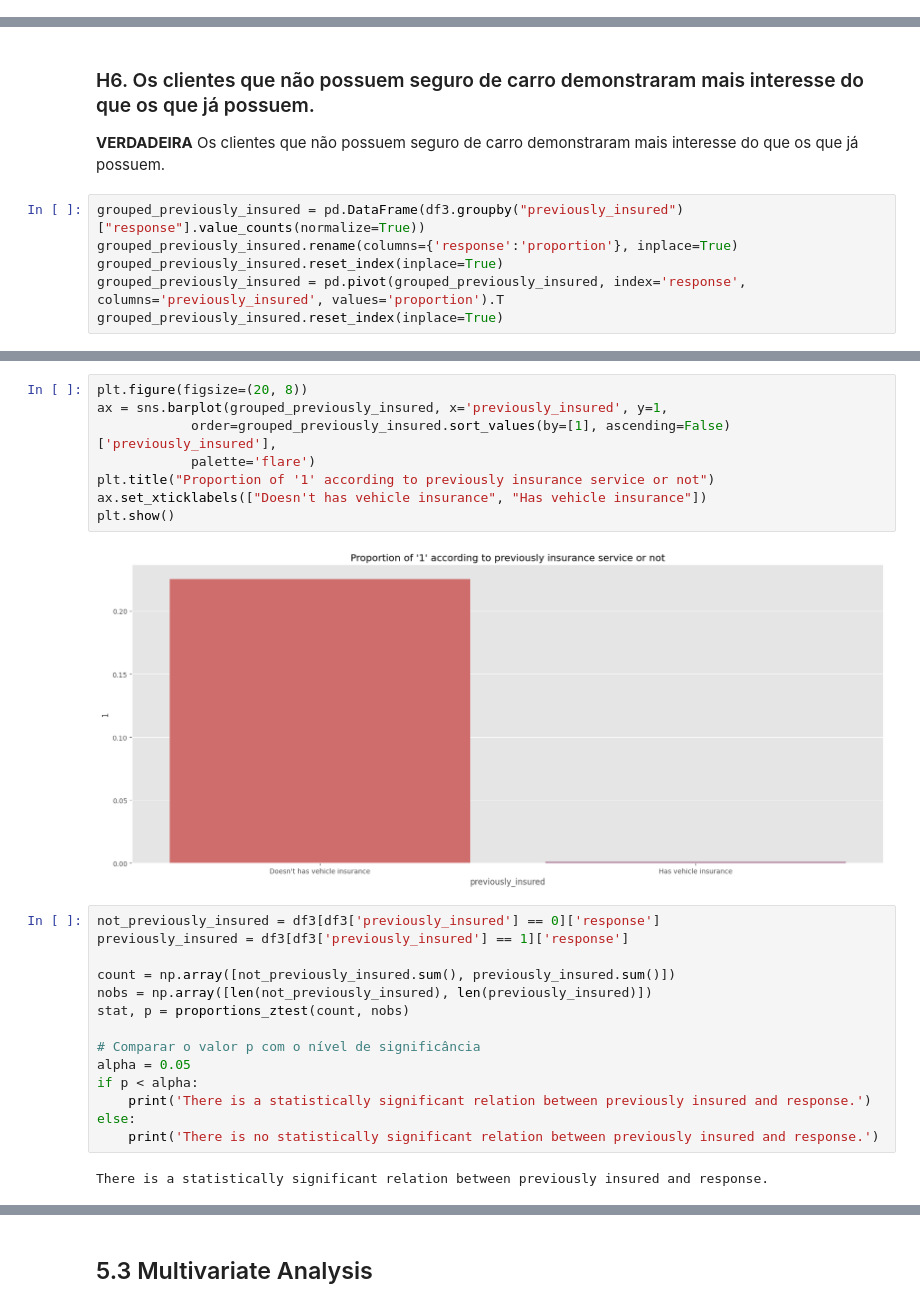
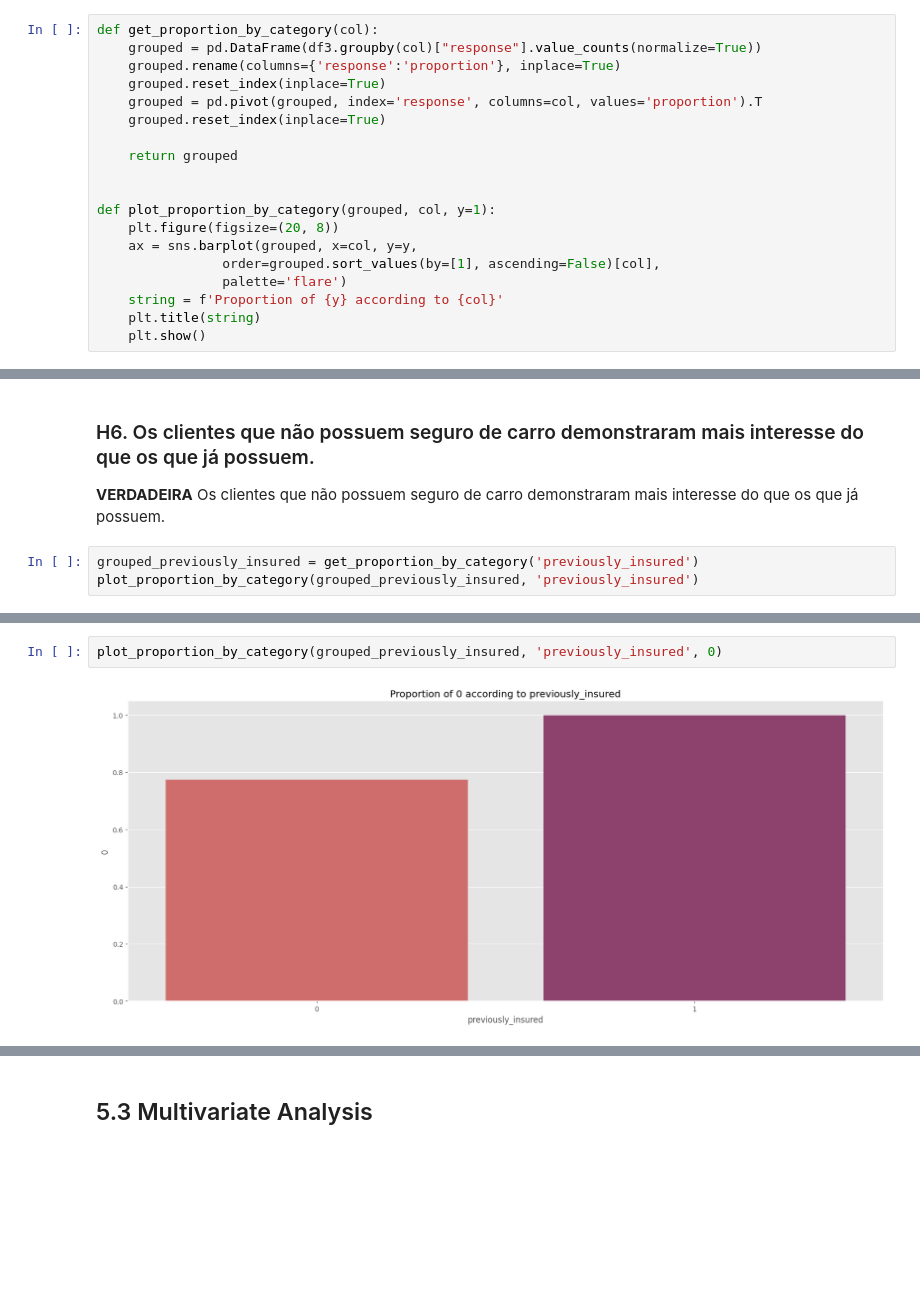
Before and after one commit to AllanCasado/health-insurance-cross-sell, a Jupyter notebook: notebooks/health_insurance_cross_sell.ipynb, the cells around one changed output, grey strips where cells are left out. Drawn from its saved outputs; the diff is of its cells as text; blank space fills up the shorter version.

```diff
--- a/notebooks/health_insurance_cross_sell.ipynb
+++ b/notebooks/health_insurance_cross_sell.ipynb
@@ -19,6 +19,25 @@ plt.style.use('ggplot')
 pd.set_option('display.max_columns', None)
 # %% [markdown]
 ## Helper functions
+# %%
+def get_proportion_by_category(col):
+    grouped = pd.DataFrame(df3.groupby(col)["response"].value_counts(normalize=True))
+    grouped.rename(columns={'response':'proportion'}, inplace=True)
+    grouped.reset_index(inplace=True)
+    grouped = pd.pivot(grouped, index='response', columns=col, values='proportion').T
+    grouped.reset_index(inplace=True)
+
+    return grouped
+
+
+def plot_proportion_by_category(grouped, col, y=1):
+    plt.figure(figsize=(20, 8))
+    ax = sns.barplot(grouped, x=col, y=y,
+                order=grouped.sort_values(by=[1], ascending=False)[col],
+                palette='flare')
+    string = f'Proportion of {y} according to {col}'
+    plt.title(string)
+    plt.show()
 # %%
 def chi2(data, col1, col2):
     contingency_table = pd.crosstab(data[col1], data[col2])
@@ -778,8 +784,5 @@ With the graph and the hypothesis test, we can conclude the groups that manifest
 ### H6. Os clientes que não possuem seguro de carro demonstraram mais interesse do que os que já possuem.
 **VERDADEIRA** Os clientes que não possuem seguro de carro demonstraram mais interesse do que os que já possuem.
 # %%
-grouped_previously_insured = pd.DataFrame(df3.groupby("previously_insured")["response"].value_counts(normalize=True))
-grouped_previously_insured.rename(columns={'response':'proportion'}, inplace=True)
-grouped_previously_insured.reset_index(inplace=True)
-grouped_previously_insured = pd.pivot(grouped_previously_insured, index='response', columns='previously_insured', values='proportion').T
-grouped_previously_insured.reset_index(inplace=True)
+grouped_previously_insured = get_proportion_by_category('previously_insured')
+plot_proportion_by_category(grouped_previously_insured, 'previously_insured')
@@ -786,26 +791,4 @@ grouped_previously_insured.reset_index(inplace=True)
 # %%
-plt.figure(figsize=(20, 8))
-ax = sns.barplot(grouped_previously_insured, x='previously_insured', y=1,
-            order=grouped_previously_insured.sort_values(by=[1], ascending=False)['previously_insured'],
-            palette='flare')
-plt.title("Proportion of '1' according to previously insurance service or not")
-ax.set_xticklabels(["Doesn't has vehicle insurance", "Has vehicle insurance"])
-plt.show()
+plot_proportion_by_category(grouped_previously_insured, 'previously_insured', 0)
 # %% [output]
-[figure, old version]
+[figure, new version]
-# %%
-not_previously_insured = df3[df3['previously_insured'] == 0]['response']
-previously_insured = df3[df3['previously_insured'] == 1]['response']
-
-count = np.array([not_previously_insured.sum(), previously_insured.sum()])
-nobs = np.array([len(not_previously_insured), len(previously_insured)])
-stat, p = proportions_ztest(count, nobs)
-
-# Comparar o valor p com o nível de significância
-alpha = 0.05
-if p < alpha:
-    print('There is a statistically significant relation between previously insured and response.')
-else:
-    print('There is no statistically significant relation between previously insured and response.')
-# %% [output]
-There is a statistically significant relation between previously insured and response.
```
Also changed, not shown: parts of 15 cells of this notebook.
